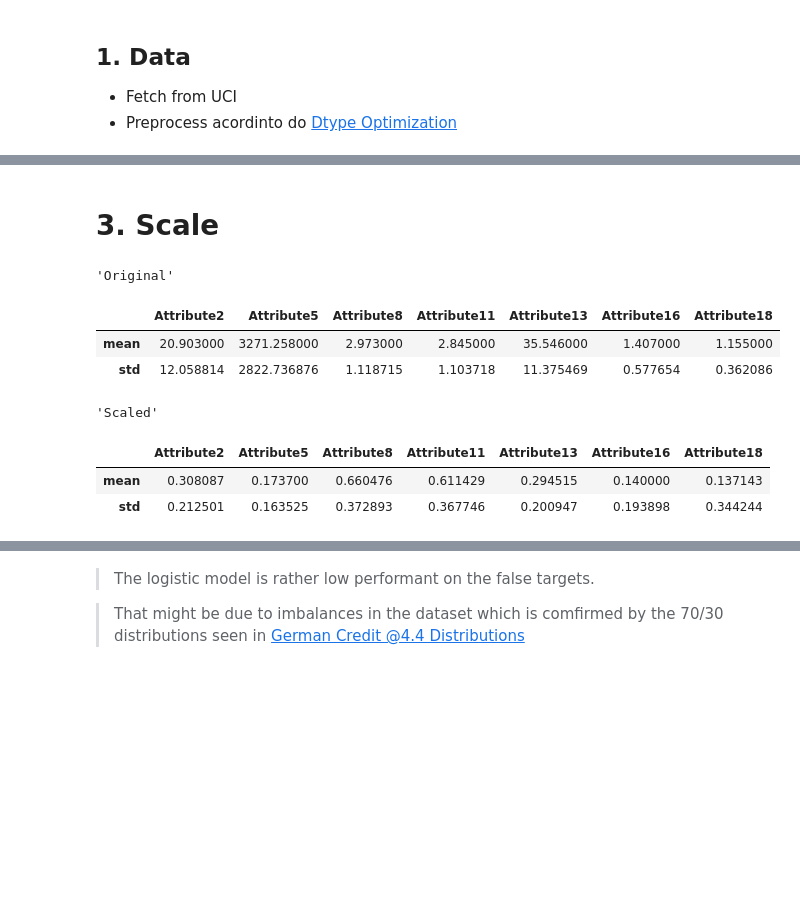
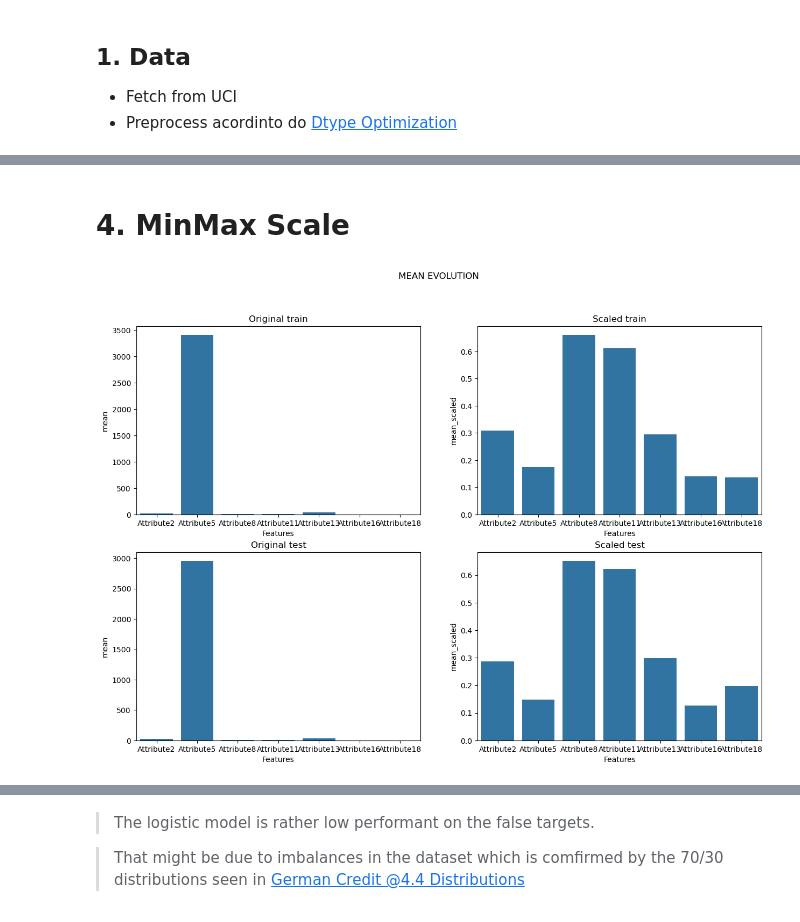
Before and after one commit to feed0/german-credit, a Jupyter notebook: notebooks/logistic-regression.ipynb, the cells around one changed output, grey strips where cells are left out. Drawn from its saved outputs; the diff is of its cells as text; code cells hidden in the pictures; blank space fills up the shorter version.

```diff
--- a/notebooks/logistic-regression.ipynb
+++ b/notebooks/logistic-regression.ipynb
@@ -83,31 +125,2 @@ X_train, X_test, y_train, y_test = train_test_split(X, y, test_size=0.3, random_
 # %% [markdown]
-# 3. Scale
+# 4. MinMax Scale
-# %%
-# MinMaxScaler
-scaler = MinMaxScaler()
-
-### Original mean and std
-std_original = X.describe().loc[['mean', 'std']]
-
-# Scale the data
-X_train = scaler.fit_transform(X_train)
-X_test  = scaler.transform(X_test)
-
-# Bring back to DataFrame
-X_train = pd.DataFrame(X_train, columns=X.columns)
-X_test  = pd.DataFrame(X_test,  columns=X.columns)
-
-### Scaled mean and std
-std_scaled = X_train.describe().loc[['mean', 'std']]
-
-display("Original", std_original)
-display("Scaled", std_scaled)
-# %% [output]
-'Original'
-|  | Attribute2 | Attribute5 | Attribute8 | Attribute11 | Attribute13 | Attribute16 | Attribute18 |
-| mean | 20.903000 | 3271.258000 | 2.973000 | 2.845000 | 35.546000 | 1.407000 | 1.155000 |
-| std | 12.058814 | 2822.736876 | 1.118715 | 1.103718 | 11.375469 | 0.577654 | 0.362086 |
-'Scaled'
-|  | Attribute2 | Attribute5 | Attribute8 | Attribute11 | Attribute13 | Attribute16 | Attribute18 |
-| mean | 0.308087 | 0.173700 | 0.660476 | 0.611429 | 0.294515 | 0.140000 | 0.137143 |
-| std | 0.212501 | 0.163525 | 0.372893 | 0.367746 | 0.200947 | 0.193898 | 0.344244 |
@@ -113,0 +164,24 @@ display("Scaled", std_scaled)
+# %%
+# Mean evolution
+fig, axes = plt.subplots(2, 2, figsize=(15, 10))
+axes = axes.flatten()
+
+fig.suptitle('MEAN EVOLUTION')
+
+# Train set
+axes[0] = sns.barplot(x=train_stats.columns, y=train_stats.loc['mean'], ax=axes[0])
+axes[1] = sns.barplot(x=train_stats.columns, y=train_stats.loc['mean_scaled'], ax=axes[1])
+
+axes[0].set(title='Original train', xlabel='Features')
+axes[1].set(title='Scaled train', xlabel='Features')
+
+# Test set
+axes[2] = sns.barplot(x=test_stats.columns, y=test_stats.loc['mean'], ax=axes[2])
+axes[3] = sns.barplot(x=test_stats.columns, y=test_stats.loc['mean_scaled'], ax=axes[3])
+
+axes[2].set(title='Original test', xlabel='Features')
+axes[3].set(title='Scaled test', xlabel='Features')
+
+plt.show()
+# %% [output]
+[figure, added]
```
Also changed, not shown: parts of 18 cells of this notebook, 2 other files.
